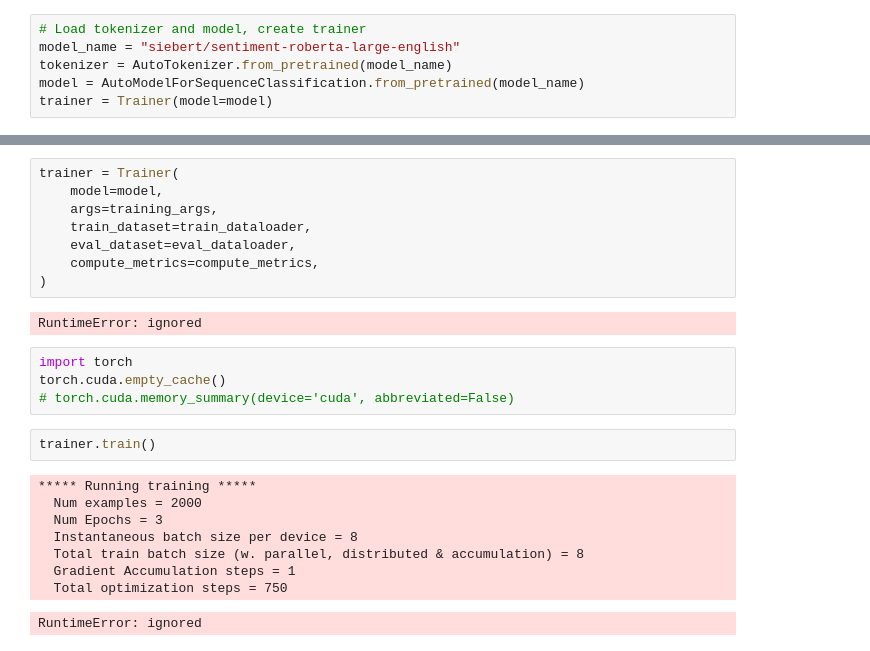
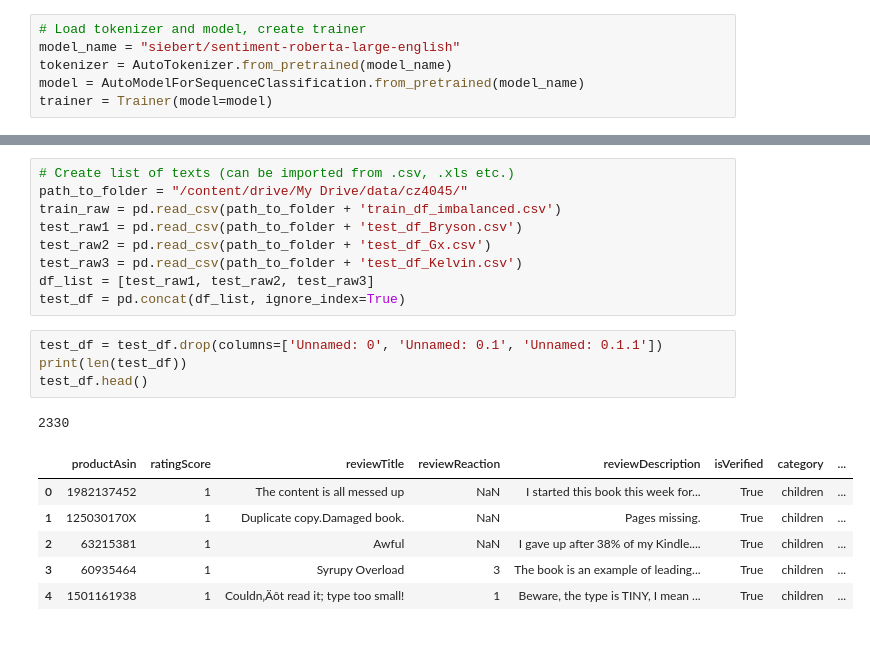
Before and after one commit to GxTeo/CZ-CE4045_NLP_Group_12, a Jupyter notebook: classification_siebert.ipynb, the cells around one changed output, grey strips where cells are left out. Cells and saved outputs as stored; diff of their text form.

```diff
--- a/classification_siebert.ipynb
+++ b/classification_siebert.ipynb
@@ -299,25 +58,21 @@ The default value for the training argument `--report_to` will change in v5 (fro
-# %%
-trainer = Trainer(
-    model=model,
-    args=training_args,
-    train_dataset=train_dataloader,
-    eval_dataset=eval_dataloader,
-    compute_metrics=compute_metrics,
-)
-# %% [output]
-RuntimeError: ignored
-# %%
-import torch
-torch.cuda.empty_cache()
-# torch.cuda.memory_summary(device='cuda', abbreviated=False)
-# %%
-trainer.train()
-# %% [output]
-***** Running training *****
-  Num examples = 2000
-  Num Epochs = 3
-  Instantaneous batch size per device = 8
-  Total train batch size (w. parallel, distributed & accumulation) = 8
-  Gradient Accumulation steps = 1
-  Total optimization steps = 750
-RuntimeError: ignored
+# %%
+# Create list of texts (can be imported from .csv, .xls etc.)
+path_to_folder = "/content/drive/My Drive/data/cz4045/"
+train_raw = pd.read_csv(path_to_folder + 'train_df_imbalanced.csv')
+test_raw1 = pd.read_csv(path_to_folder + 'test_df_Bryson.csv')
+test_raw2 = pd.read_csv(path_to_folder + 'test_df_Gx.csv')
+test_raw3 = pd.read_csv(path_to_folder + 'test_df_Kelvin.csv')
+df_list = [test_raw1, test_raw2, test_raw3]
+test_df = pd.concat(df_list, ignore_index=True)
+# %%
+test_df = test_df.drop(columns=['Unnamed: 0', 'Unnamed: 0.1', 'Unnamed: 0.1.1'])
+print(len(test_df))
+test_df.head()
+# %% [output]
+2330
+|  | productAsin | ratingScore | reviewTitle | reviewReaction | reviewDescription | isVerified | category | ... |
+| 0 | 1982137452 | 1 | The content is all messed up | NaN | I started this book this week for... | True | children | ... |
+| 1 | 125030170X | 1 | Duplicate copy.Damaged book. | NaN | Pages missing. | True | children | ... |
+| 2 | 63215381 | 1 | Awful | NaN | I gave up after 38% of my Kindle.... | True | children | ... |
+| 3 | 60935464 | 1 | Syrupy Overload | 3 | The book is an example of leading... | True | children | ... |
+| 4 | 1501161938 | 1 | Couldn‚Äôt read it; type too small! | 1 | Beware, the type is TINY, I mean ... | True | children | ... |
```
Also changed, not shown: parts of 43 cells of this notebook.
